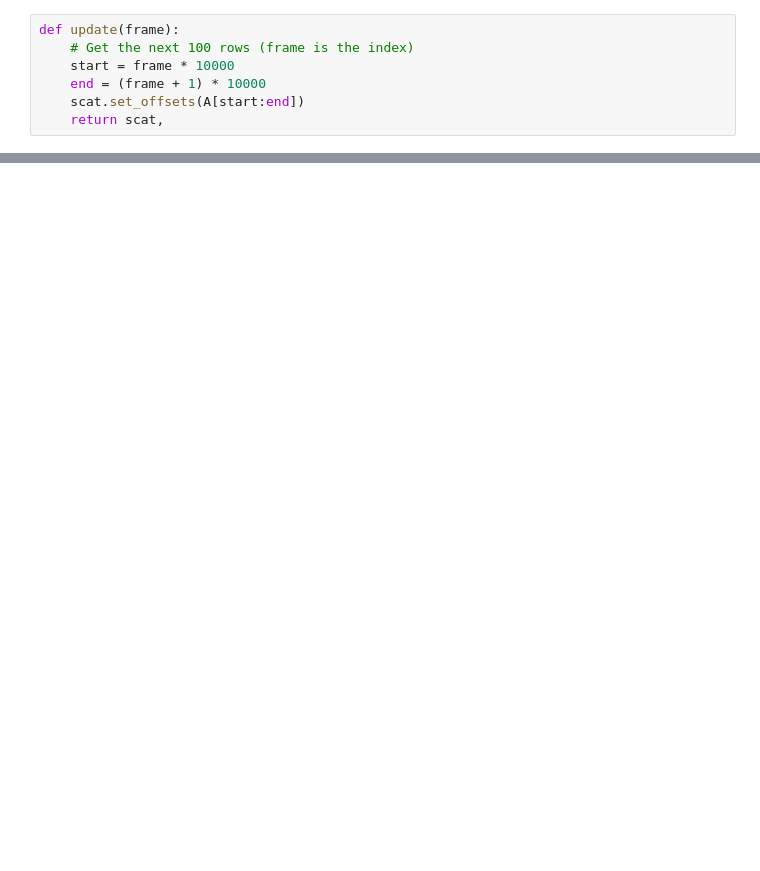
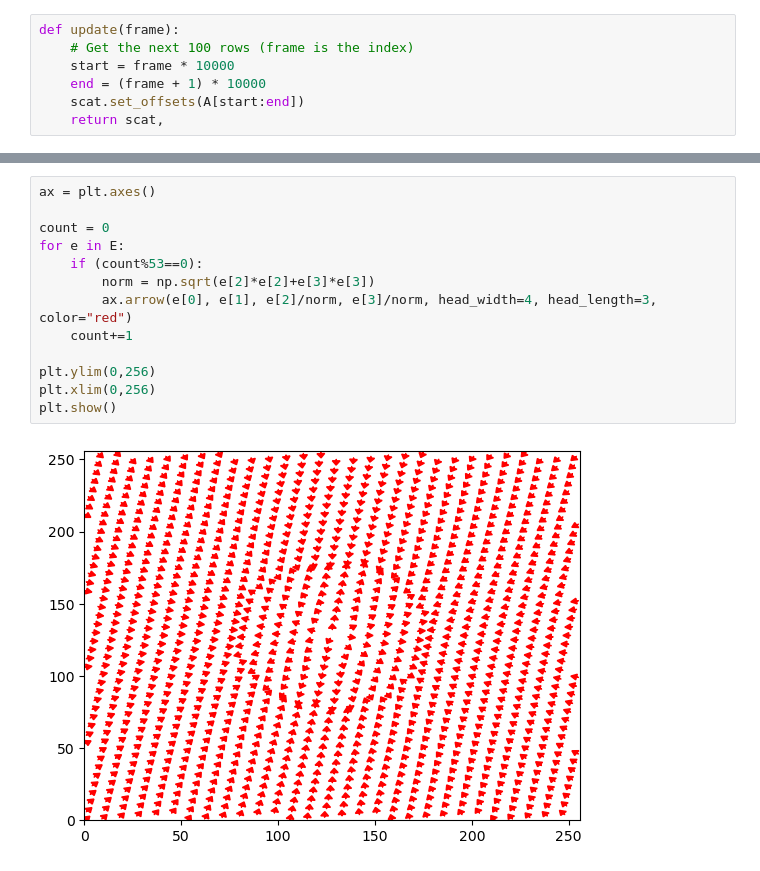
Before and after one commit to Nordic10/Compphys2Plasma, a Jupyter notebook: visualize_pic_data.ipynb, the cells around one changed output, grey strips where cells are left out. Saved outputs shown, nothing was run; the diff lists cells and outputs as text; blank space fills up the shorter version.

```diff
--- a/visualize_pic_data.ipynb
+++ b/visualize_pic_data.ipynb
@@ -53,0 +60,15 @@ display(fig)
+# %%
+ax = plt.axes()
+
+count = 0
+for e in E:
+    if (count%53==0):
+        norm = np.sqrt(e[2]*e[2]+e[3]*e[3])
+        ax.arrow(e[0], e[1], e[2]/norm, e[3]/norm, head_width=4, head_length=3, color="red")
+    count+=1
+
+plt.ylim(0,256)
+plt.xlim(0,256)
+plt.show()
+# %% [output]
+[figure, added]
```
Also changed, not shown: parts of 5 cells of this notebook, 6 other files.
